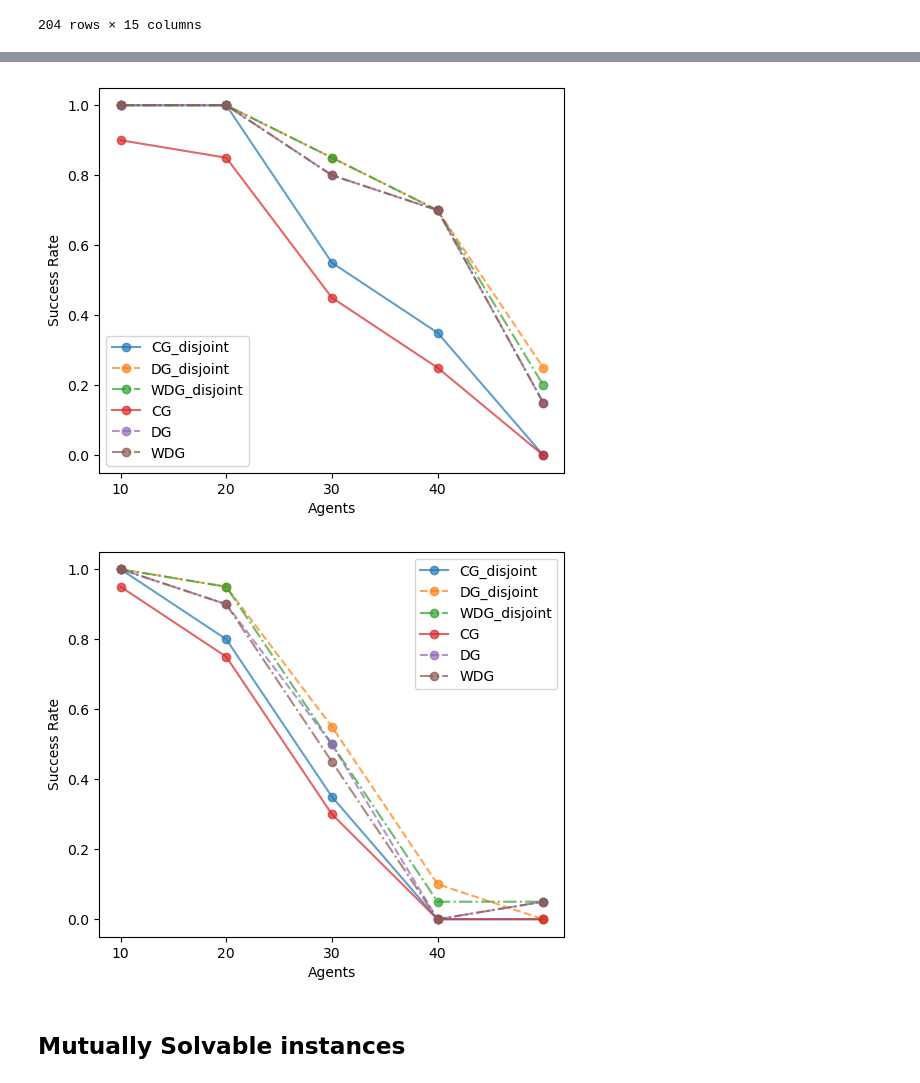
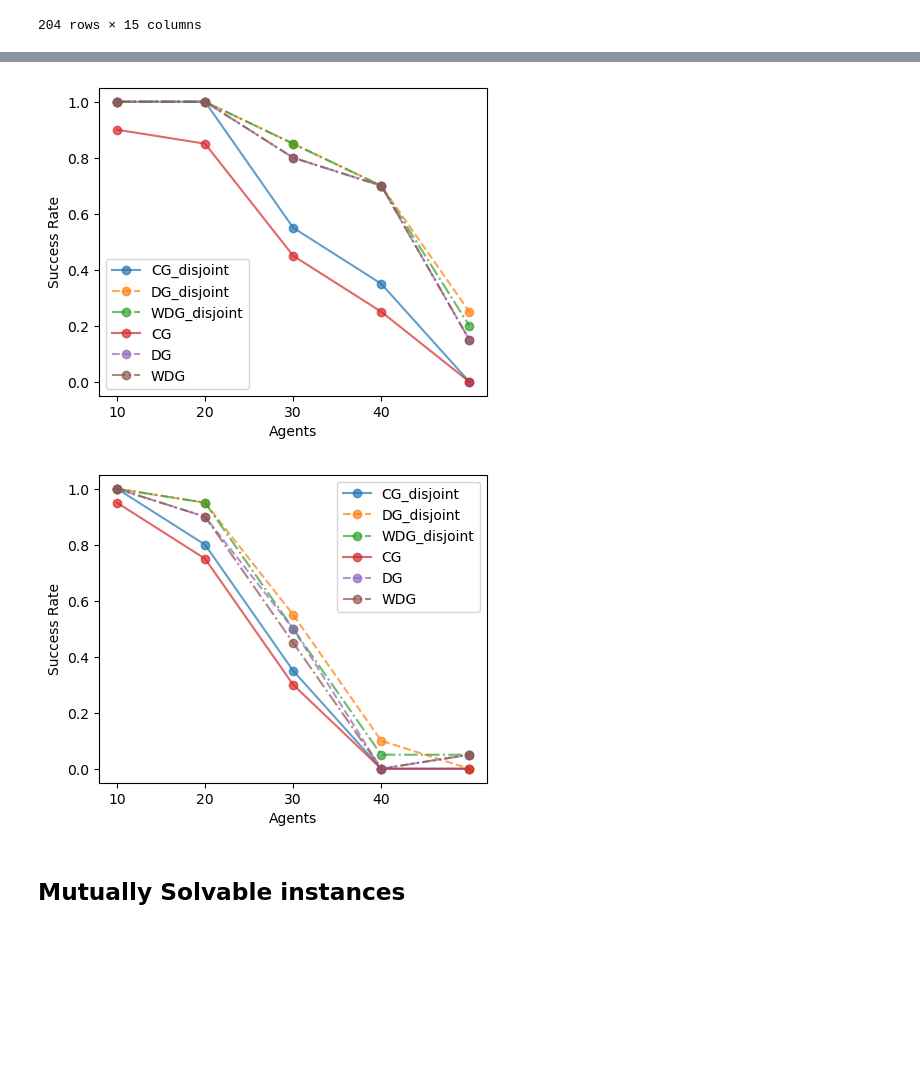
Before and after one commit to StephenYPan/improved-heuristcs-disjoint-cbs, a Jupyter notebook: visualization.ipynb, the cells around one changed output, grey strips where cells are left out. Cells and saved outputs as stored; diff of their text form; code cells hidden in the pictures; blank space fills up the shorter version.

```diff
--- a/visualization.ipynb
+++ b/visualization.ipynb
@@ -46,8 +47,7 @@ groups
 | 203 | 50 | 0.4 | wdg | True | 60.0 | NaN | NaN | NaN | NaN | ... |
 204 rows × 15 columns
 # %%
-# Dense Graph
-def success_rate_graph(density, max_agents=50, time_limit=60 ,x_interval=10, size=(6,5), file=None):
+def success_rate_graph(density, max_agents=50, time_limit=60 ,x_interval=10, size=(5,4), file=None):
     dense = groups[(groups['density']==density) & (groups['time_limit']==time_limit)]
     disjoint_settings = [True,False]
     heuristics_settings = ['cg','dg','wdg']
@@ -56,7 +56,7 @@ def success_rate_graph(density, max_agents=50, time_limit=60 ,x_interval=10, siz
     for d in disjoint_settings:
         i=0
         for h in heuristics_settings:
-            view = dense[(dense['disjoint']==d) & (dense['heuristic']==h) & (dense['num_agents']<=max_agents) & (dense['num_agents']!=17)]
+            view = dense[(dense['disjoint']==d) & (dense['heuristic']==h) & (dense['num_agents']<=max_agents)]
             name = h.upper()+'_disjoint' if d else h.upper()
             plt.plot(view['num_agents'], view['finished'], label=name, marker='o',alpha=0.7, linestyle=ls[i%3])
             i+=1
@@ -75,11 +75,13 @@ success_rate_graph(0.3, 25, 120, 5, file='./plots/success_03.png')
 # %%
-success_rate_graph(0, 50, 60, 10, file='./plots/success_00.png')
+# success_rate_graph(0, 50, 60, 10, file='./plots/success_00.png')
+success_rate_graph(0, 50, 60, 10)
 # %% [output]
-[figure, old version]
+[figure, new version]
 # %%
-success_rate_graph(0.1,50,60,10, file='./plots/success_01.png')
+# success_rate_graph(0.1,50,60,10, file='./plots/success_01.png')
+success_rate_graph(0.1,50,60,10)
 # %% [output]
-[figure, old version]
+[figure, new version]
 # %% [markdown]
 ## Mutually Solvable instances
 # %%
```
Also changed, not shown: parts of 23 cells of this notebook, 43 other files.
